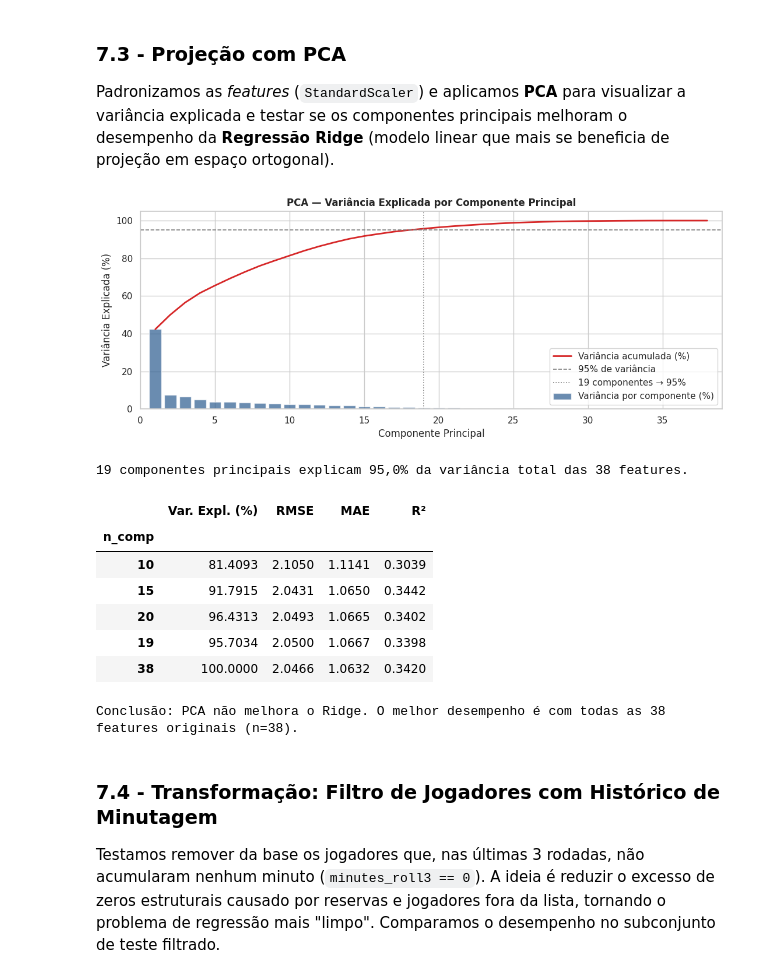
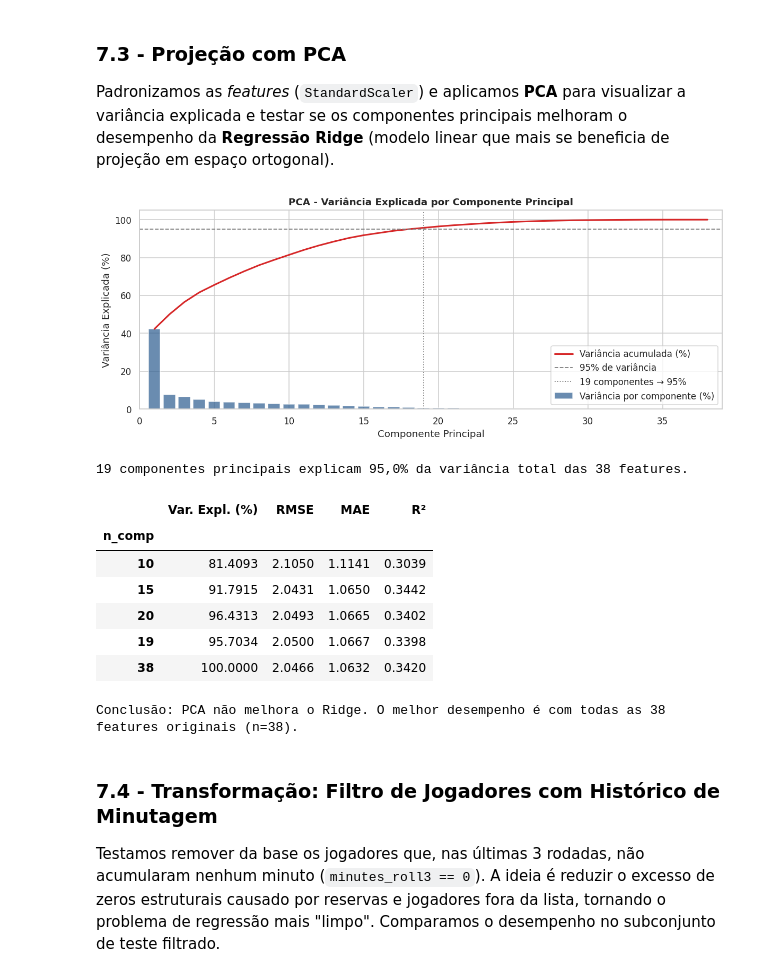
Before and after one commit to danieljmanzano/trab-icd, a Jupyter notebook: projeto_fpl.ipynb, the cells around one changed output. Cells and saved outputs as stored; diff of their text form; code cells hidden in the pictures.

```diff
--- a/projeto_fpl.ipynb
+++ b/projeto_fpl.ipynb
@@ -1528,36 +1512,36 @@ ax.plot(range(1, len(cumvar)+1), cumvar * 100, color='#d62728',
         linewidth=2, marker='', label='Variância acumulada (%)')
 ax.axhline(95, color='gray', linestyle='--', linewidth=1.2, label='95% de variância')
 ax.axvline(n95, color='gray', linestyle=':', linewidth=1.2, label=f'{n95} componentes → 95%')
-ax.set_title('PCA — Variância Explicada por Componente Principal', fontsize=12, fontweight='bold')
+ax.set_title('PCA - Variância Explicada por Componente Principal', fontsize=12, fontweight='bold')
 ax.set_xlabel('Componente Principal')
 ax.set_ylabel('Variância Explicada (%)')
 ax.set_xlim(0, 39)
 ax.legend()
 plt.tight_layout()
 plt.show()
 print(f'{n95} componentes principais explicam 95,0% da variância total das 38 features.')
 
 # PCA + Ridge para diferentes n_components
 n_comp_values = [10, 15, 20, n95, 38]
 results_pca = []
 for n_comp in n_comp_values:
     pca = PCA(n_components=n_comp)
     Xp_tr = pca.fit_transform(X_tr_sc)
     Xp_te = pca.transform(X_te_sc)
     ridge = Ridge(alpha=1000)
     ridge.fit(Xp_tr, y_train)
     y_pred_r = ridge.predict(Xp_te)
     rms = root_mean_squared_error(y_test, y_pred_r)
     r2  = r2_score(y_test, y_pred_r)
     mae = mean_absolute_error(y_test, y_pred_r)
     var = pca.explained_variance_ratio_.sum() * 100
     results_pca.append({'n_comp': n_comp, 'Var. Expl. (%)': var, 'RMSE': rms, 'MAE': mae, 'R²': r2})
 
 df_pca = pd.DataFrame(results_pca).set_index('n_comp')
 display(df_pca.round(4))
 print('\nConclusão: PCA não melhora o Ridge. O melhor desempenho é com todas as 38 features originais (n=38).')
 # %% [output]
-[figure, old version]
+[figure, new version]
 19 componentes principais explicam 95,0% da variância total das 38 features.
 |  | Var. Expl. (%) | RMSE | MAE | R² |
 | n_comp |  |  |  |  |
```
Also changed, not shown: parts of 16 cells of this notebook.
